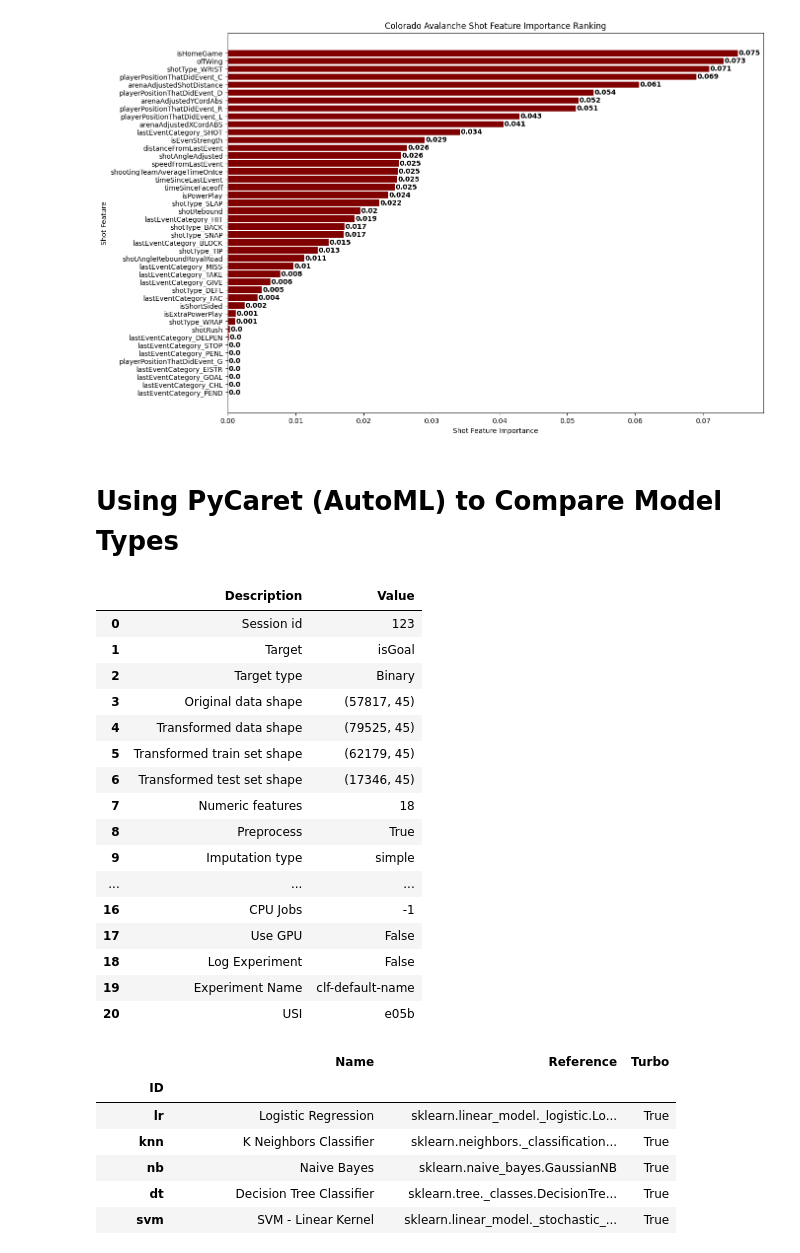
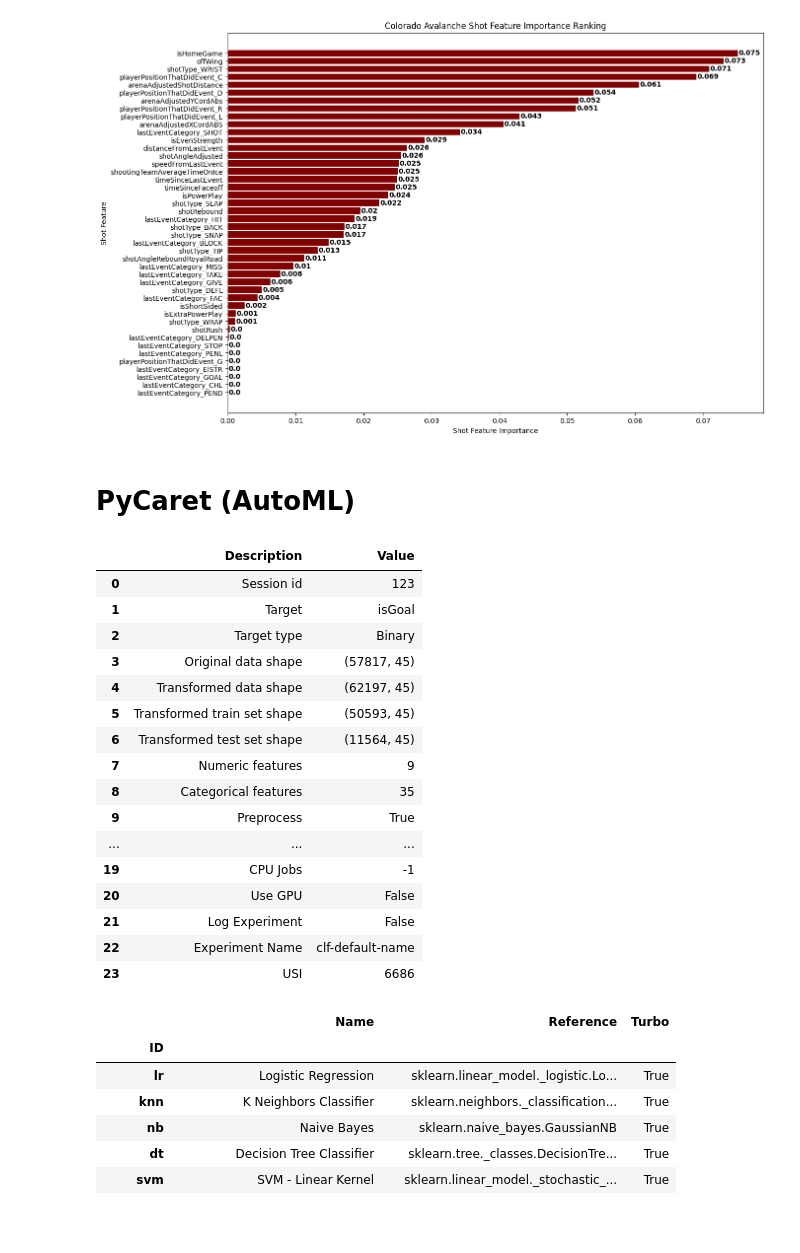
Before and after one commit to LonnyCox55/MSDS696_NHLExpectedGoalPrediction, a Jupyter notebook: main.ipynb, the cells around one changed output. Cells and saved outputs as stored; diff of their text form; code cells hidden in the pictures; blank space fills up the shorter version.

```diff
--- a/main.ipynb
+++ b/main.ipynb
@@ -467,7 +467,7 @@ plt.show()
 # %% [output]
 [figure]
 # %% [markdown]
-# Using PyCaret (AutoML) to Compare Model Types
+# PyCaret (AutoML)
 # %%
 # Import necessary library
 import pycaret.classification as pycc
@@ -478,32 +485,34 @@ pycc_df_test = shot_df_encoded.drop(pycc_df_train.index).reset_index(drop = True
 # %%
 # Set up the PyCaret classification model selection tool using the shot data
-categorical_features = ["shotAngleReboundRoyalRoad", "shotRebound", "shotRush", "offWing", "lastEventCategory_PEND", "lastEventCategory_PENL", "lastEventCategory_SHOT", "lastEventCategory_STOP", "lastEventCategory_TAKE", "playerPositionThatDidEvent_C", "playerPositionThatDidEvent_D", "playerPositionThatDidEvent_G", "playerPositionThatDidEvent_L", "playerPositionThatDidEvent_R"]
+smote_tomek = SMOTETomek(sampling_strategy = 0.2)
+cat_features = ["isHomeGame", "isShortSided", "isEvenStrength", "isPowerPlay", "isExtraPowerPlay", "shotAngleReboundRoyalRoad", "shotRebound", "shotRush", "offWing", "shotType_BACK", "shotType_DEFL", "shotType_SLAP", "shotType_SNAP", "shotType_TIP", "shotType_WRAP", "shotType_WRIST", "lastEventCategory_BLOCK", "lastEventCategory_CHL", "lastEventCategory_DELPEN", "lastEventCategory_EISTR", "lastEventCategory_FAC", "lastEventCategory_GIVE", "lastEventCategory_GOAL", "lastEventCategory_HIT", "lastEventCategory_MISS", "lastEventCategory_PEND", "lastEventCategory_PENL", "lastEventCategory_SHOT", "lastEventCategory_STOP", "lastEventCategory_TAKE", "playerPositionThatDidEvent_C", "playerPositionThatDidEvent_D", "playerPositionThatDidEvent_G", "playerPositionThatDidEvent_L", "playerPositionThatDidEvent_R"]
 pycc_setup = pycc.setup(shot_df_encoded,
                         target = 'isGoal',
-                        train_size = 0.8,
+                        categorical_features = cat_features,
+                        train_size = 0.8,                    # Use 80% of data for training/validation sets
                         fix_imbalance = True,
-                        fix_imbalance_method = 'SMOTETomek', # Oversample using SMOTE and undersample using Tomek Links
-                        #feature_selection = True,          # Reduce overfitting and eliminate non-essential features
+                        fix_imbalance_method = smote_tomek,  # Oversample using SMOTE and undersample using Tomek Links
+                        #feature_selection = True,           # Reduce overfitting and eliminate non-essential features
                         session_id = 123
                        )
 # %% [output]
 |  | Description | Value |
 | 0 | Session id | 123 |
 | 1 | Target | isGoal |
 | 2 | Target type | Binary |
 | 3 | Original data shape | (57817, 45) |
-| 4 | Transformed data shape | (79525, 45) |
-| 5 | Transformed train set shape | (62179, 45) |
-| 6 | Transformed test set shape | (17346, 45) |
-| 7 | Numeric features | 18 |
-| 8 | Preprocess | True |
-| 9 | Imputation type | simple |
+| 4 | Transformed data shape | (62197, 45) |
+| 5 | Transformed train set shape | (50593, 45) |
+| 6 | Transformed test set shape | (11564, 45) |
+| 7 | Numeric features | 9 |
+| 8 | Categorical features | 35 |
+| 9 | Preprocess | True |
 | ... | ... | ... |
-| 16 | CPU Jobs | -1 |
-| 17 | Use GPU | False |
-| 18 | Log Experiment | False |
-| 19 | Experiment Name | clf-default-name |
-| 20 | USI | e05b |
+| 19 | CPU Jobs | -1 |
+| 20 | Use GPU | False |
+| 21 | Log Experiment | False |
+| 22 | Experiment Name | clf-default-name |
+| 23 | USI | 6686 |
 # %%
 # View the available models to choose from
 pycc_avail_models = pycc.models()
```
Also changed, not shown: parts of 13 cells of this notebook.
